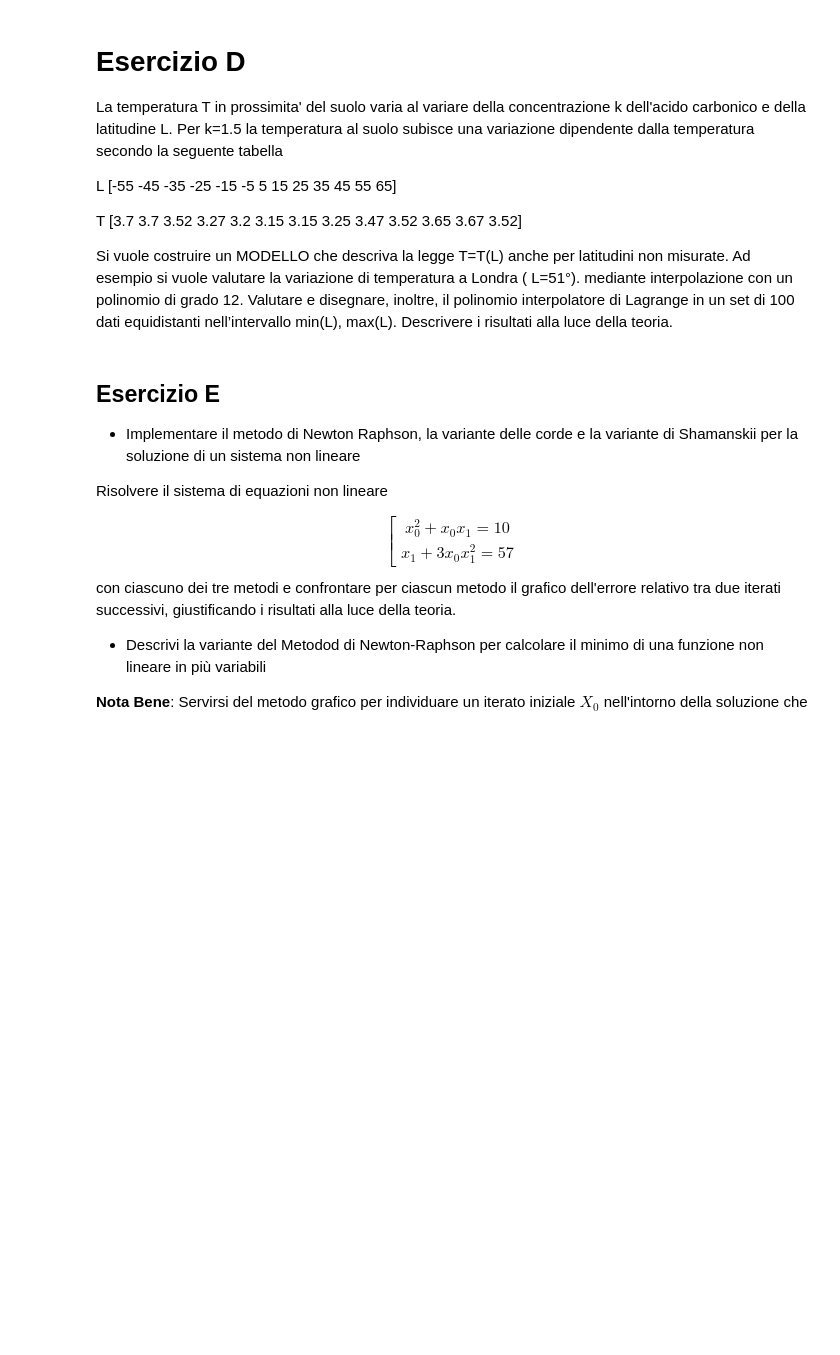
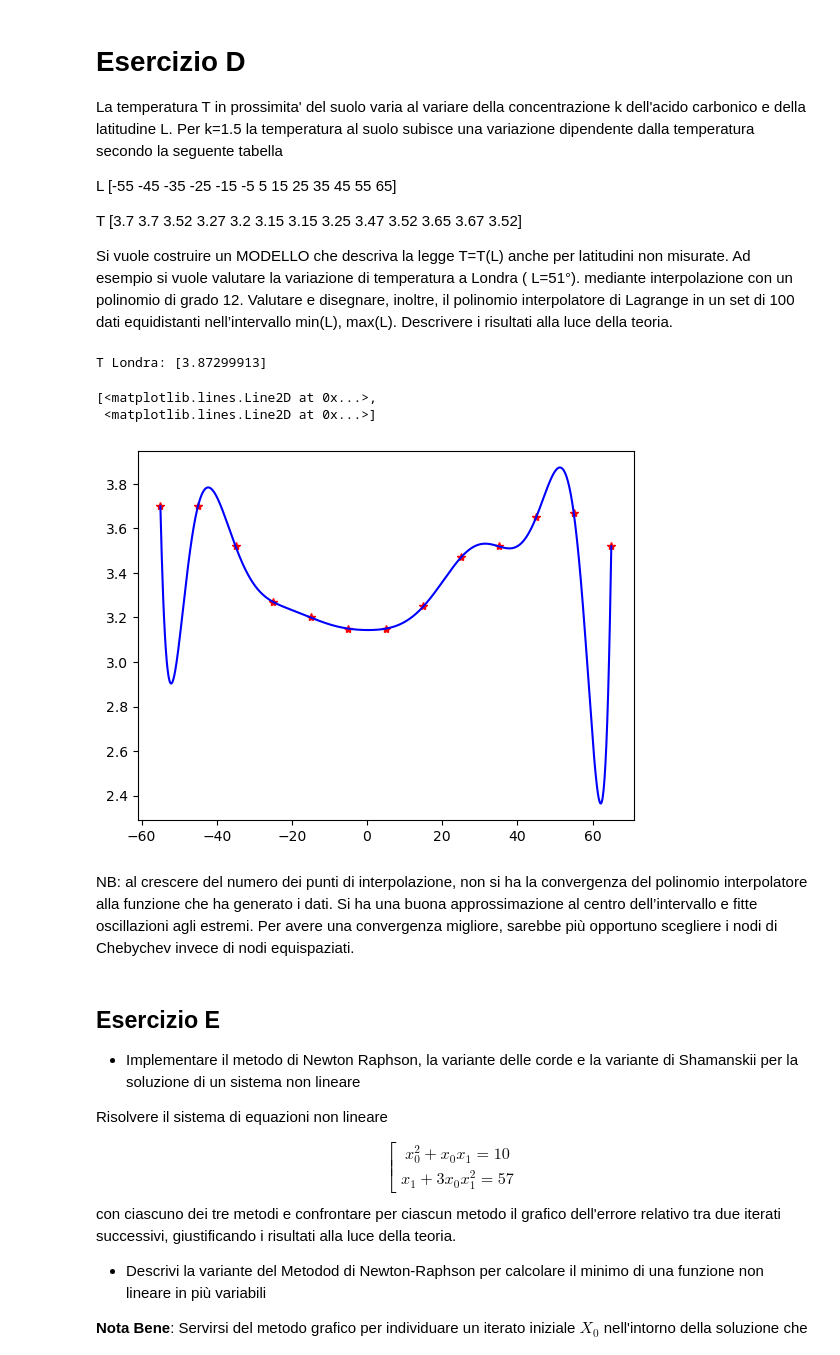
Before and after one commit to LisaVandi/Metodi, a Jupyter notebook: esercizi_vari/Miscellanea.ipynb, the cells around one changed output. Drawn from its saved outputs; the diff is of its cells as text; code cells hidden in the pictures; blank space fills up the shorter version.

```diff
--- a/esercizi_vari/Miscellanea.ipynb
+++ b/esercizi_vari/Miscellanea.ipynb
@@ -153,6 +196,58 @@ Ad esempio si vuole valutare la variazione di temperatura a Londra ( L=51°).
 mediante interpolazione con un polinomio di grado 12.
 Valutare e disegnare, inoltre, il polinomio interpolatore di Lagrange in un set di 100 dati equidistanti nell’intervallo min(L), max(L).
 Descrivere i risultati alla luce della teoria.
+# %%
+L = np.array([-55,-45,-35,-25,-15,-5,5,15,25,35,45,55,65])
+T = np.array([3.7,3.7,3.52,3.27,3.2,3.15,3.15,3.25,3.47,3.52,3.65,3.67,3.52])
+# %%
+# Utilizzo l'interpolazione polinomiale
+
+def plagr(xnodi,j):
+    xzeri=np.zeros_like(xnodi)
+    n=xnodi.size
+    if j==0:
+       xzeri=xnodi[1:n]
+    else:
+       xzeri=np.append(xnodi[0:j], xnodi[j+1:]) #to do)
+
+    num = np.poly(xzeri) #to do
+    den = np.polyval(num, xnodi[j]) #to do
+    p=num/den
+
+    return p
+
+
+def InterpL(x, y, xx):
+     """
+      funzione che determina in un insieme di punti il valore del polinomio
+      interpolante ottenuto dalla formula di Lagrange.
+     """
+     n=x.size
+     m=xx.size
+     L=np.zeros((m,n))
+     for j in range(n):
+        p = plagr(x, j) #to do
+        L[:,j] = np.polyval(p, xx) #to do: valuta il polinomio di Lagrange nei punti xx
+
+     return L@y
+# %%
+L_londra = np.array([51])
+T_londra = InterpL(L, T, L_londra)
+print("T Londra:", T_londra)
+# %% [output]
+T Londra: [3.87299913]
+# %%
+xx = np.linspace(np.min(L), np.max(L), 1000)
+yy = InterpL(L, T, xx)
+plt.plot(L, T, "r*", xx, yy, "b-")
+# %% [output]
+[<matplotlib.lines.Line2D at 0x...>,
+ <matplotlib.lines.Line2D at 0x...>]
+[figure, added]
+# %% [markdown]
+NB: al crescere del numero dei punti di interpolazione, non si ha la convergenza del polinomio
+interpolatore alla funzione che ha generato i dati. Si ha una buona approssimazione al centro
+dell’intervallo e fitte oscillazioni agli estremi. Per avere una convergenza migliore, sarebbe più opportuno scegliere i nodi di Chebychev invece di nodi equispaziati.
 # %% [markdown]
 ## Esercizio E
 
```
Also changed, not shown: parts of 10 cells of this notebook, 2 other files.
